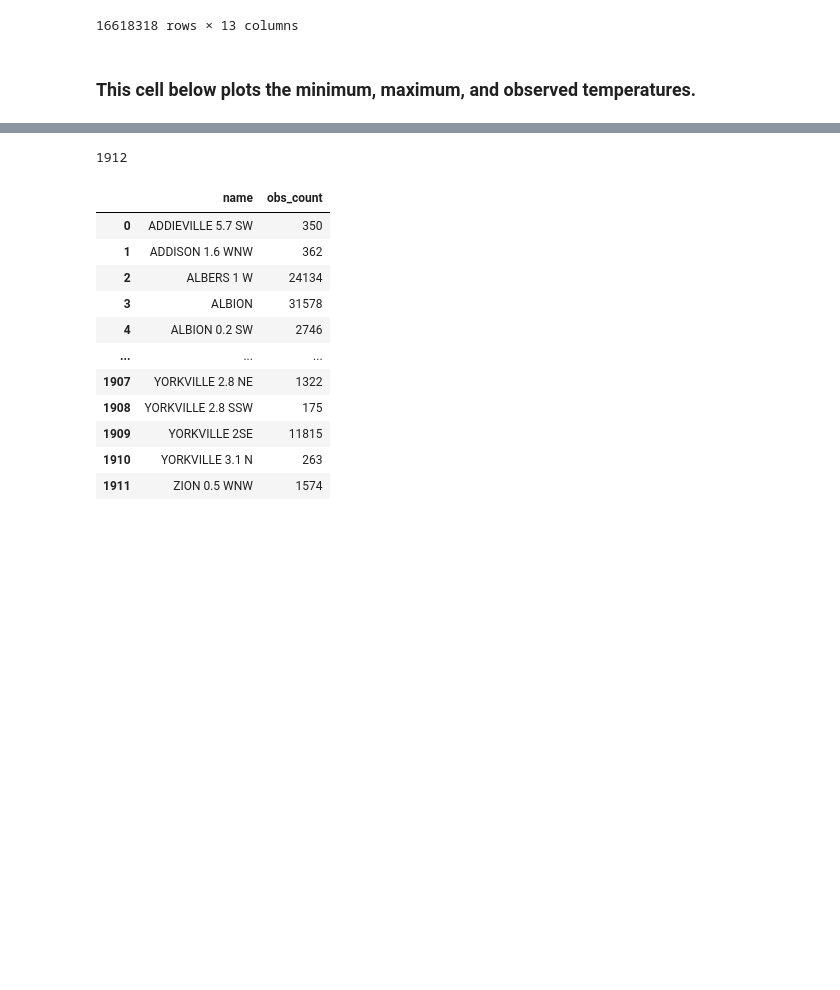
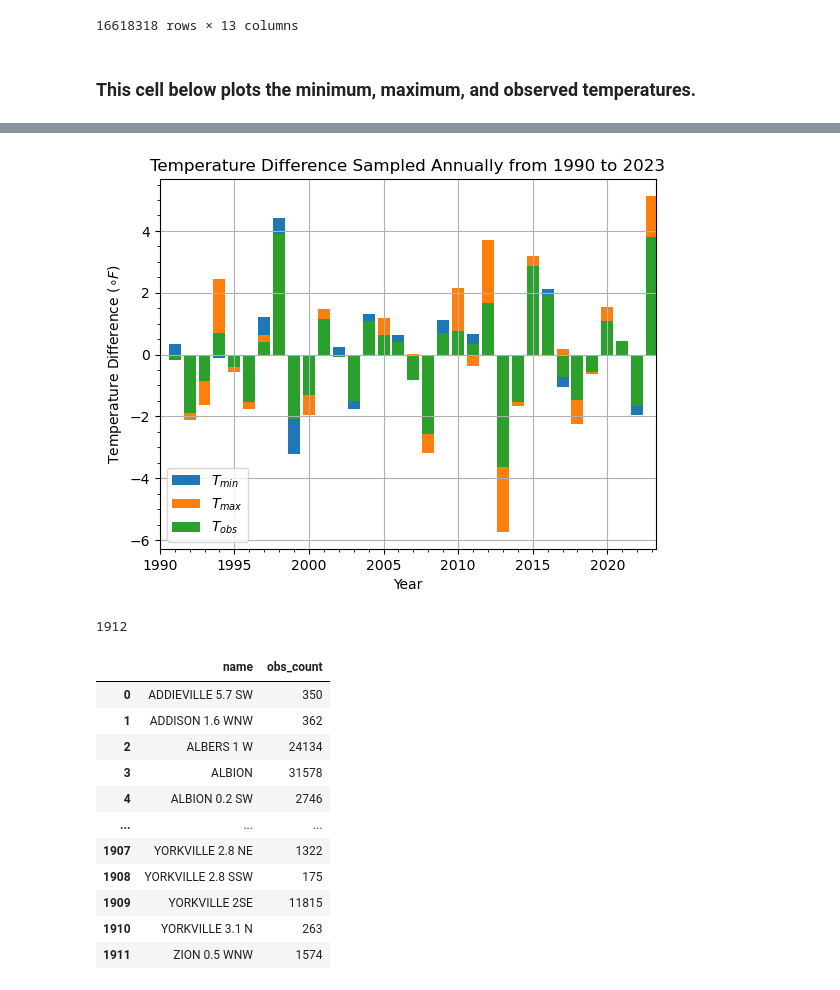
Before and after one commit to hfactor13/IllinoisWeather, a Jupyter notebook: weather_analysis.ipynb, the cells around one changed output, grey strips where cells are left out. Cells and saved outputs as stored; diff of their text form; code cells hidden in the pictures; blank space fills up the shorter version.

```diff
--- a/weather_analysis.ipynb
+++ b/weather_analysis.ipynb
@@ -137,3 +165,30 @@ ax.legend(loc = "best", labels = [r"$T_{min}$", r"$T_{max}$", r"$T_{obs}$"]) # f
+# %%
+# Plotting the temperature gradient (difference) for TMIN, TMAX, TOBS
+plt.bar(resampled_data.index.year, resampled_data["TMIN"].diff(), label = tmin_label)
+plt.bar(resampled_data.index.year, resampled_data["TMAX"].diff(), label = tmax_label)
+plt.bar(resampled_data.index.year, resampled_data["TOBS"].diff(), label = tobs_label)
+
+# Adding labels
+plt.xlabel("Year")
+plt.ylabel(r"Temperature Difference ($\circ F$)")
+
+# Display a legend
+plt.legend(loc = "lower left")
+
+# Fix the x-range so that all the bars for each year display properly
+plt.xlim(resampled_data.index.year.min(), resampled_data.index.year.max() + 0.25)
+
+# Adding a title
+plt.title("Temperature Difference Sampled Annually from 1990 to 2023")
+
+# Display grid and minor ticks
+plt.grid()
+plt.minorticks_on()
+
+# Show the plot
+plt.show()
+# %% [output]
+[figure, added]
 # %%
 transformed_data["name"].nunique() # number of stations in Illinois
 # %% [output]
```
Also changed, not shown: parts of 8 cells of this notebook, 1 other file.
